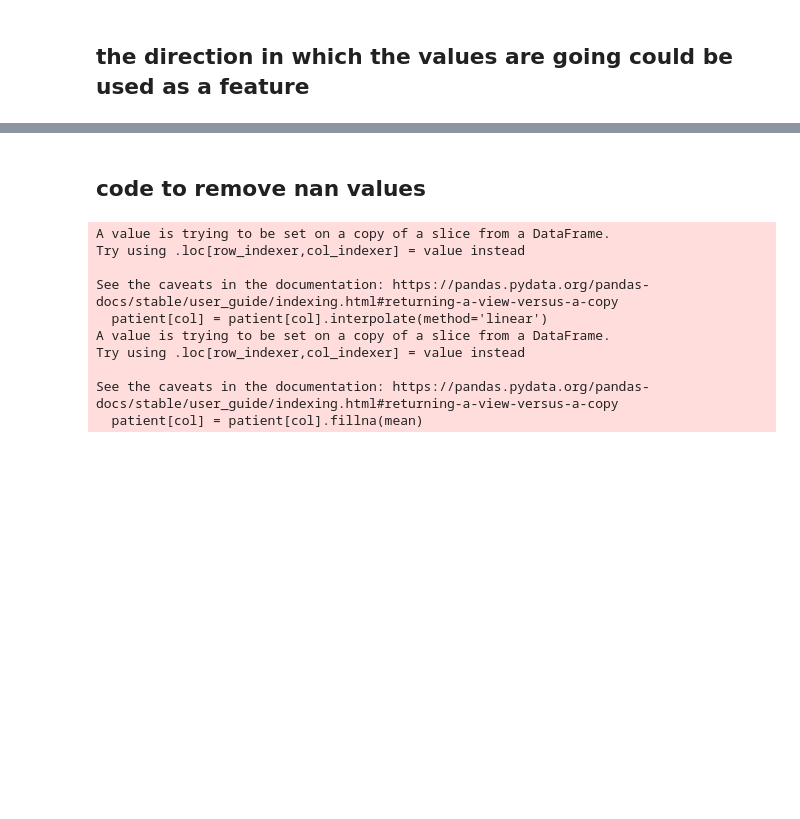
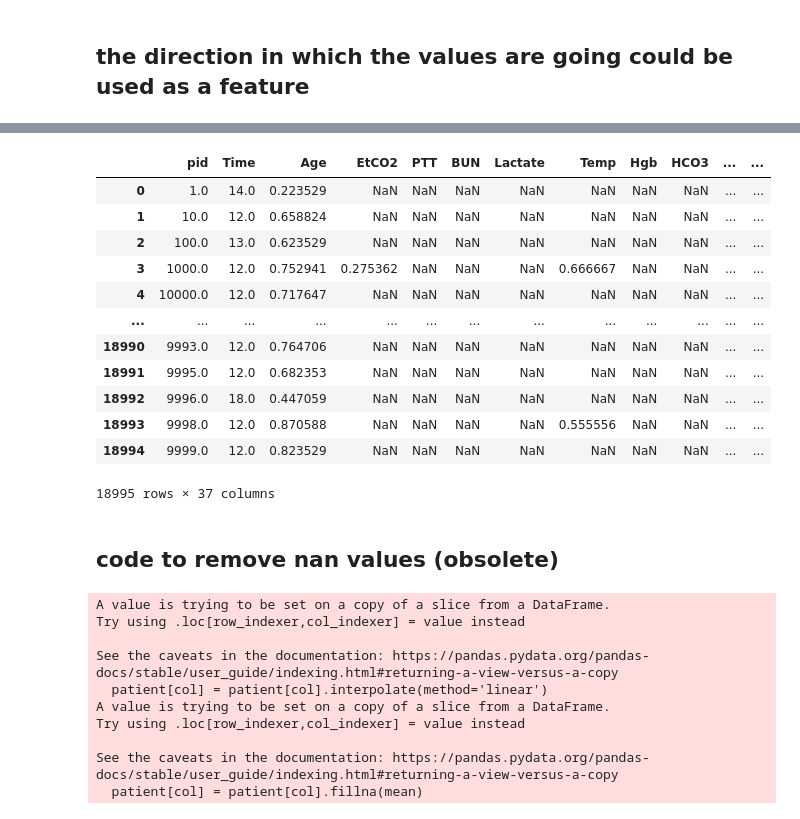
Before and after one commit to timothelaborie/introml, a Jupyter notebook: task2/remove_nan.ipynb, the cells around one changed output, grey strips where cells are left out. Drawn from its saved outputs; the diff is of its cells as text; code cells hidden in the pictures; blank space fills up the shorter version.

```diff
--- a/task2/remove_nan.ipynb
+++ b/task2/remove_nan.ipynb
@@ -75,5 +150,32 @@ torch detects GPU:  True
+# %%
+df = pd.read_csv("train_features.csv")
+last_hour = pd.DataFrame(np.array(df.iloc[:, :].values,  dtype=float)[11::12], columns=df.columns[:])
+# last_hour.sort_values(by=['pid'], inplace=True)
+# last_hour = last_hour.set_index("pid")
+
+#normalize each column except the first 2
+last_hour2 = last_hour.iloc[:,2:]
+last_hour2 = last_hour2.apply(lambda x: (x - x.min()) / (x.max() - x.min()))
+
+#apply the changes to the original
+last_hour.iloc[:,2:] = last_hour2
+last_hour
+# %% [output]
+|  | pid | Time | Age | EtCO2 | PTT | BUN | Lactate | Temp | Hgb | HCO3 | ... | ... |
+| 0 | 1.0 | 14.0 | 0.223529 | NaN | NaN | NaN | NaN | NaN | NaN | NaN | ... | ... |
+| 1 | 10.0 | 12.0 | 0.658824 | NaN | NaN | NaN | NaN | NaN | NaN | NaN | ... | ... |
+| 2 | 100.0 | 13.0 | 0.623529 | NaN | NaN | NaN | NaN | NaN | NaN | NaN | ... | ... |
+| 3 | 1000.0 | 12.0 | 0.752941 | 0.275362 | NaN | NaN | NaN | 0.666667 | NaN | NaN | ... | ... |
+| 4 | 10000.0 | 12.0 | 0.717647 | NaN | NaN | NaN | NaN | NaN | NaN | NaN | ... | ... |
+| ... | ... | ... | ... | ... | ... | ... | ... | ... | ... | ... | ... | ... |
+| 18990 | 9993.0 | 12.0 | 0.764706 | NaN | NaN | NaN | NaN | NaN | NaN | NaN | ... | ... |
+| 18991 | 9995.0 | 12.0 | 0.682353 | NaN | NaN | NaN | NaN | NaN | NaN | NaN | ... | ... |
+| 18992 | 9996.0 | 18.0 | 0.447059 | NaN | NaN | NaN | NaN | NaN | NaN | NaN | ... | ... |
+| 18993 | 9998.0 | 12.0 | 0.870588 | NaN | NaN | NaN | NaN | 0.555556 | NaN | NaN | ... | ... |
+| 18994 | 9999.0 | 12.0 | 0.823529 | NaN | NaN | NaN | NaN | NaN | NaN | NaN | ... | ... |
+18995 rows × 37 columns
 # %% [markdown]
-## code to remove nan values
+## code to remove nan values (obsolete)
 # %%
 patients = pd.read_csv("train_features.csv")
 # patients = pd.read_csv("test_features.csv")
```
Also changed, not shown: parts of 6 cells of this notebook, 8 other files.
